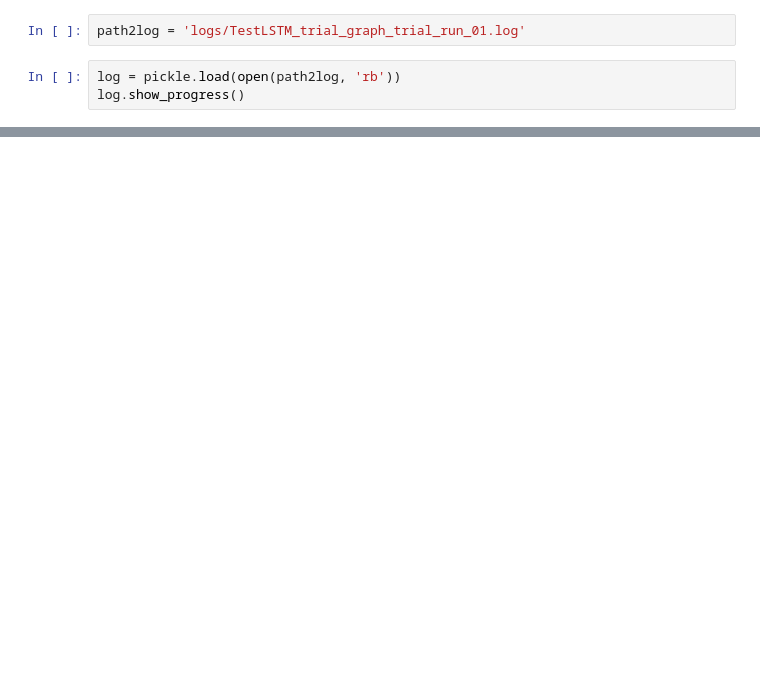
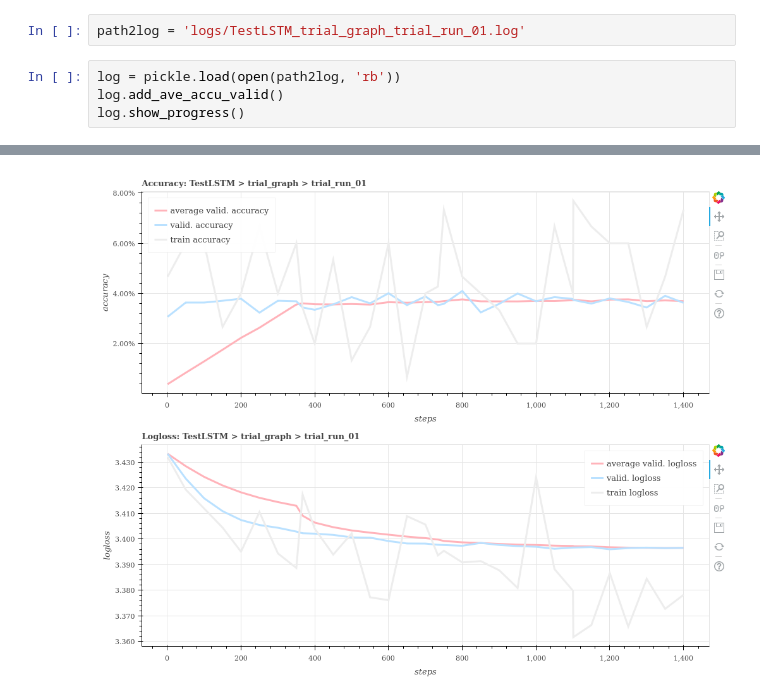
Before and after one commit to kumikokashii/speech-recognition, a Jupyter notebook: log_analysis.ipynb, the cells around one changed output, grey strips where cells are left out. Saved outputs shown, nothing was run; the diff lists cells and outputs as text; blank space fills up the shorter version.

```diff
--- a/log_analysis.ipynb
+++ b/log_analysis.ipynb
@@ -17,5 +17,6 @@ Loading BokehJS ...
 path2log = 'logs/TestLSTM_trial_graph_trial_run_01.log'
 # %%
 log = pickle.load(open(path2log, 'rb'))
+log.add_ave_accu_valid()
 log.show_progress()
 # %% [output]
@@ -23,0 +23 @@ log.show_progress()
+[figure, added]
```
Also changed, not shown: parts of 2 cells of this notebook, 5 other files.
